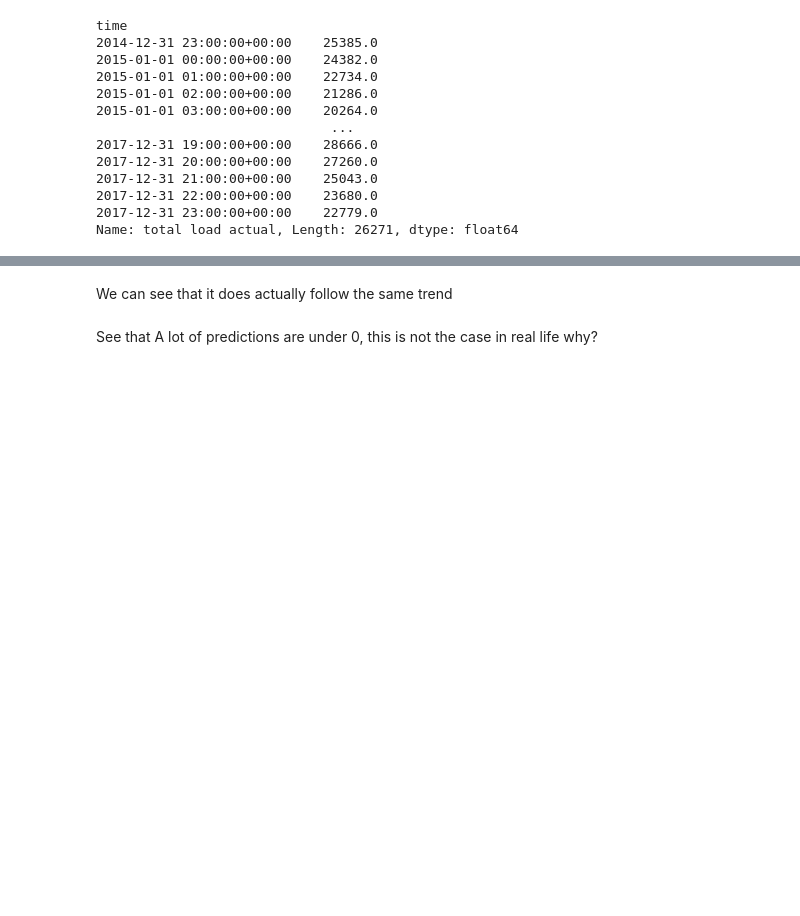
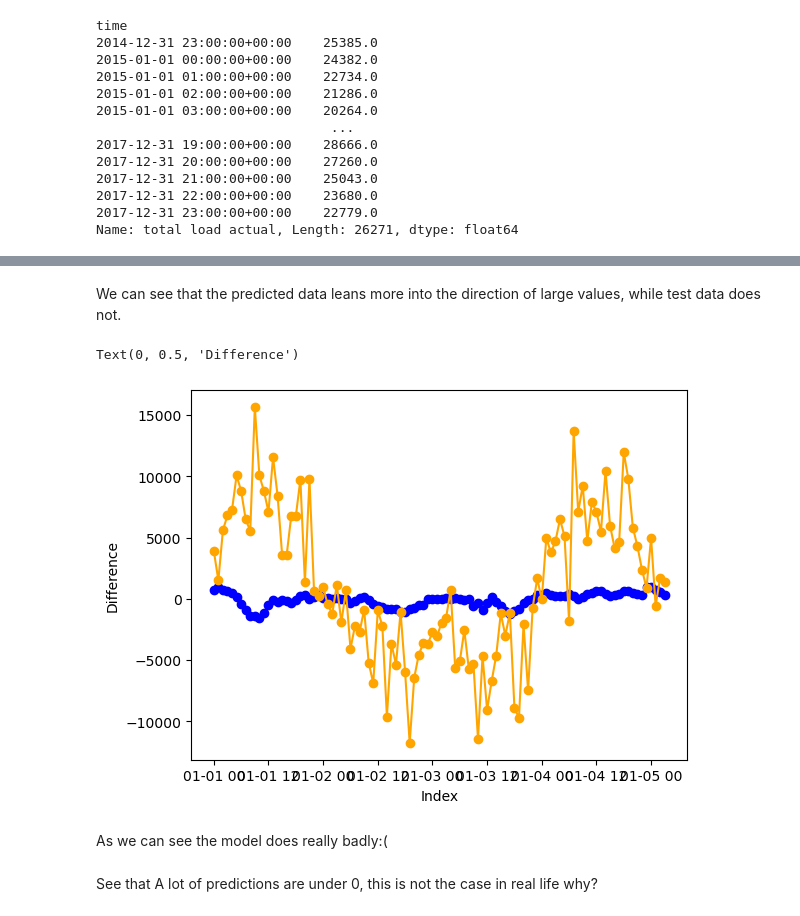
Before and after one commit to siljeberiksen/AI-in-industry, a Jupyter notebook: data_exploration.ipynb, the cells around one changed output, grey strips where cells are left out. Saved outputs shown, nothing was run; the diff lists cells and outputs as text; code cells hidden in the pictures; blank space fills up the shorter version.

```diff
--- a/data_exploration.ipynb
+++ b/data_exploration.ipynb
@@ -375,2 +378,0 @@ plt.show()
-# %% [markdown]
-We can see that it does actually follow the same trend
@@ -379,3 +379,21 @@ print()
+# %% [markdown]
+We can see that the predicted data leans more into the direction of large values, while test data does not.
+# %%
+difference_forecast = result_df['total load forecast'][0:100] -result_df["true values"][0:100]
+difference_predict = result_df['predictions'][0:100] -result_df["true values"][0:100]
+
+# Plot the differences
+plt.plot(result_df.index[0:100], difference_forecast, label='Forecast Difference', marker='o', linestyle='-', color='blue')
+plt.plot(result_df.index[0:100], difference_predict, label='Prediction Difference', marker='o', linestyle='-', color='orange')
+
+# Set labels and title
+plt.xlabel('Index')
+plt.ylabel('Difference')
+# %% [output]
+Text(0, 0.5, 'Difference')
+[figure, added]
+# %% [markdown]
+As we can see the model does really badly:(
 # %% [markdown]
 See that A lot of predictions are under 0, this is not the case in real life why?
 # %% [markdown]
```
Also changed, not shown: parts of 21 cells of this notebook.
